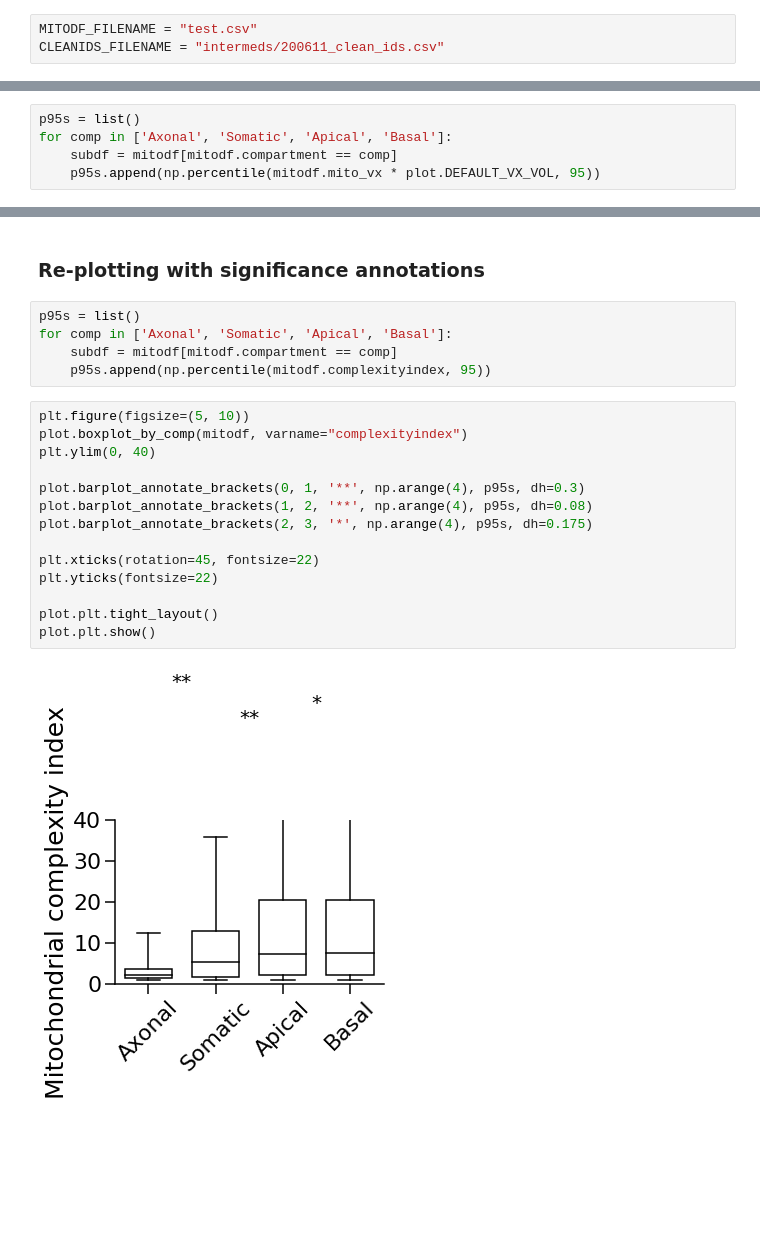
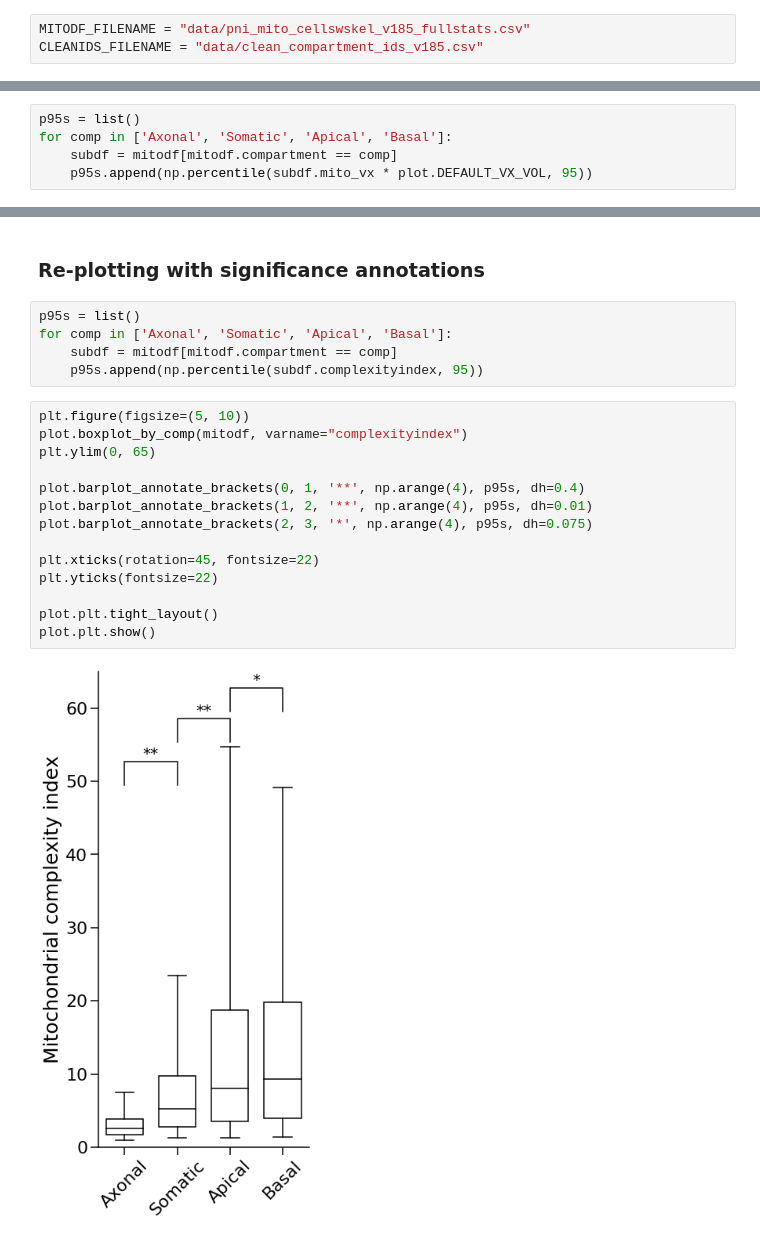
Before and after one commit to AllenInstitute/MicronsBinder, a Jupyter notebook: notebooks/multiscale/mitochondria/compartment_comparison.ipynb, the cells around one changed output, grey strips where cells are left out. Saved outputs shown, nothing was run; the diff lists cells and outputs as text; blank space fills up the shorter version.

Commit message:
Cleaning compartment notebook

```diff
--- a/notebooks/multiscale/mitochondria/compartment_comparison.ipynb
+++ b/notebooks/multiscale/mitochondria/compartment_comparison.ipynb
@@ -17,8 +17,8 @@ from scipy import stats
 
 from lib import plot, u
 # %%
-MITODF_FILENAME = "test.csv"
-CLEANIDS_FILENAME = "intermeds/200611_clean_ids.csv"
+MITODF_FILENAME = "data/pni_mito_cellswskel_v185_fullstats.csv"
+CLEANIDS_FILENAME = "data/clean_compartment_ids_v185.csv"
 # %% [markdown]
 #### Reading data
 # %%
@@ -97,4 +97,4 @@ MannwhitneyuResult(statistic=2264455.0, pvalue=0.2566870311017714)
 p95s = list()
 for comp in ['Axonal', 'Somatic', 'Apical', 'Basal']:
     subdf = mitodf[mitodf.compartment == comp]
-    p95s.append(np.percentile(mitodf.mito_vx * plot.DEFAULT_VX_VOL, 95))
+    p95s.append(np.percentile(subdf.mito_vx * plot.DEFAULT_VX_VOL, 95))
@@ -160,20 +164,20 @@ MannwhitneyuResult(statistic=2295255.0, pvalue=0.526912040272541)
 p95s = list()
 for comp in ['Axonal', 'Somatic', 'Apical', 'Basal']:
     subdf = mitodf[mitodf.compartment == comp]
-    p95s.append(np.percentile(mitodf.complexityindex, 95))
+    p95s.append(np.percentile(subdf.complexityindex, 95))
 # %%
 plt.figure(figsize=(5, 10))
 plot.boxplot_by_comp(mitodf, varname="complexityindex")
-plt.ylim(0, 40)
+plt.ylim(0, 65)
 
-plot.barplot_annotate_brackets(0, 1, '**', np.arange(4), p95s, dh=0.3)
-plot.barplot_annotate_brackets(1, 2, '**', np.arange(4), p95s, dh=0.08)
-plot.barplot_annotate_brackets(2, 3, '*', np.arange(4), p95s, dh=0.175)
+plot.barplot_annotate_brackets(0, 1, '**', np.arange(4), p95s, dh=0.4)
+plot.barplot_annotate_brackets(1, 2, '**', np.arange(4), p95s, dh=0.01)
+plot.barplot_annotate_brackets(2, 3, '*', np.arange(4), p95s, dh=0.075)
 
 plt.xticks(rotation=45, fontsize=22)
 plt.yticks(fontsize=22)
 
 plot.plt.tight_layout()
 plot.plt.show()
 # %% [output]
-[figure, old version]
+[figure, new version]
```
Also changed, not shown: parts of 13 cells of this notebook.
